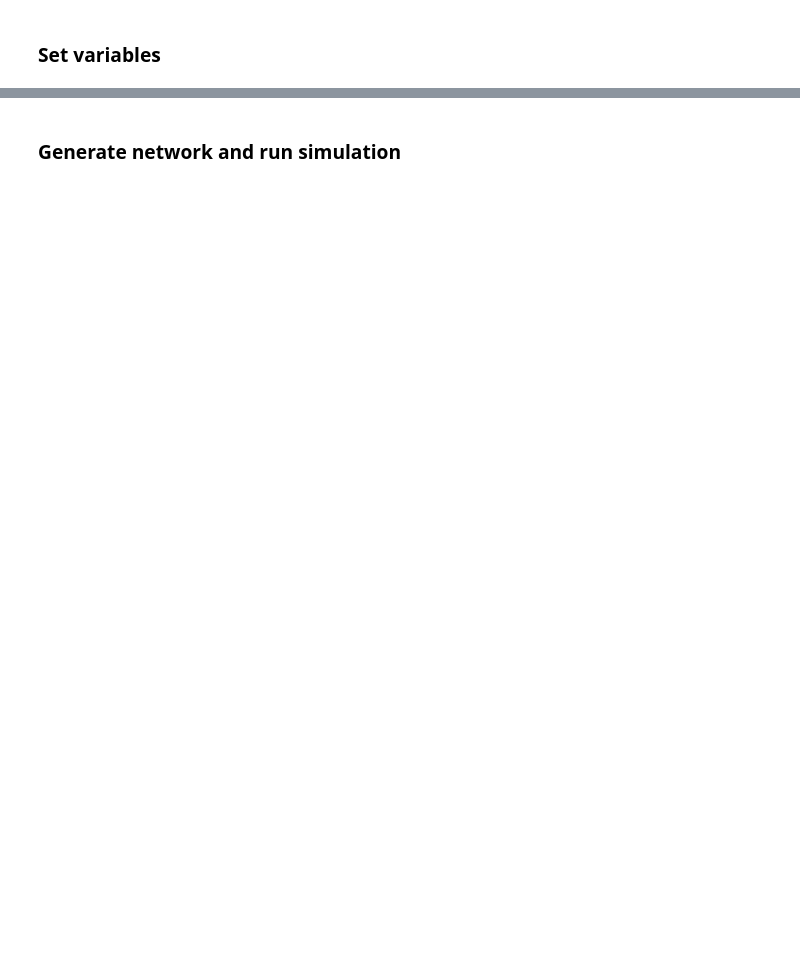
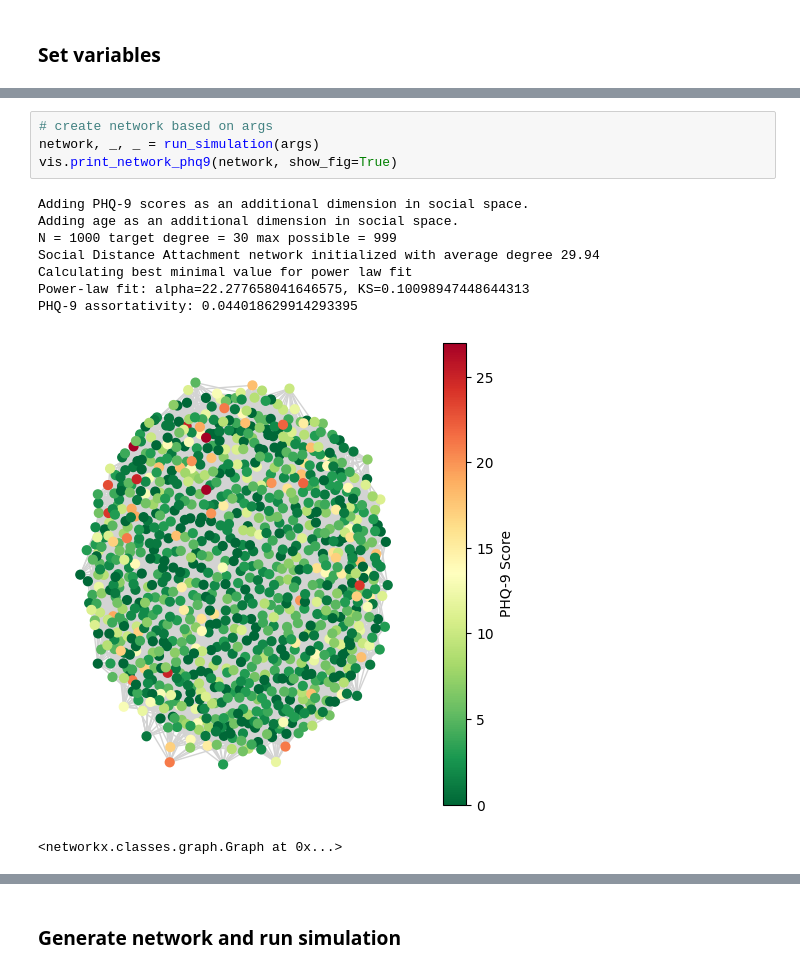
Before and after one commit to chrishoynck/ABM_LLMs_vllm, a Jupyter notebook: experiment.ipynb, the cells around one changed output, grey strips where cells are left out. Drawn from its saved outputs; the diff is of its cells as text; blank space fills up the shorter version.

```diff
--- a/experiment.ipynb
+++ b/experiment.ipynb
@@ -58,0 +110,14 @@ Device set to use cuda:0
+# %%
+# create network based on args
+network, _, _ = run_simulation(args)
+vis.print_network_phq9(network, show_fig=True)
+# %% [output]
+Adding PHQ-9 scores as an additional dimension in social space.
+Adding age as an additional dimension in social space.
+N = 1000 target degree = 30 max possible = 999
+Social Distance Attachment network initialized with average degree 29.94
+Calculating best minimal value for power law fit
+Power-law fit: alpha=22.277658041646575, KS=0.10098947448644313
+PHQ-9 assortativity: 0.044018629914293395
+[figure, added]
+<networkx.classes.graph.Graph at 0x...>
```
Also changed, not shown: parts of 12 cells of this notebook, 6 other files.
